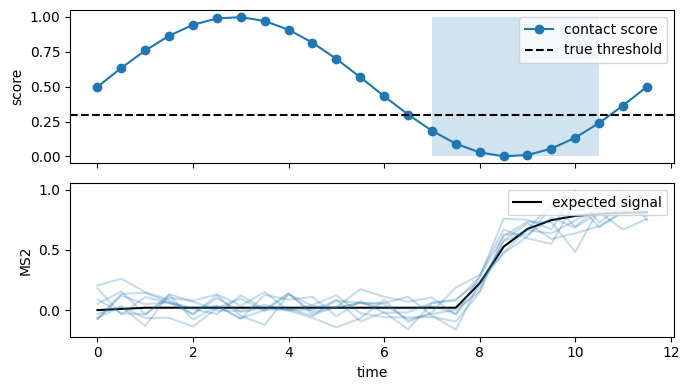
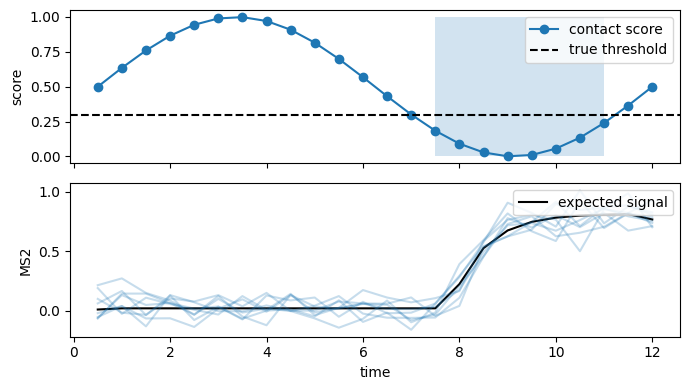
Unified diff of the notebook cell whose output changed from the first chart to the second:
--- before
+++ after
@@ -4,5 +4,6 @@
 dt = np.float32(0.5)
 time_grid = np.arange(n_observations + 1, dtype=np.float32) * dt
-sampling_times = time_grid[:-1]
+observation_times = time_grid[1:]
+loading_times = time_grid[:-1]
 contact_score = (
     0.5 + 0.5 * np.sin(np.linspace(0.0, 2.0 * np.pi, n_observations, dtype=np.float32))
@@ -18,6 +19,6 @@
 )
 clean_signal = expected_ms2_signal(
-    sampling_times=sampling_times,
-    loading_times=sampling_times,
+    sampling_times=observation_times,
+    loading_times=loading_times,
     loading_probability=loading_probability,
     kernel=kernel,
@@ -37,12 +38,12 @@
 
 fig, axes = plt.subplots(2, 1, figsize=(7, 4), sharex=True)
-axes[0].plot(sampling_times, contact_score, marker="o", label="contact score")
+axes[0].plot(observation_times, contact_score, marker="o", label="contact score")
 axes[0].axhline(true_threshold, color="black", linestyle="--", label="true threshold")
-axes[0].fill_between(sampling_times, 0.0, 1.0, where=contact_probability > 0, alpha=0.2)
+axes[0].fill_between(observation_times, 0.0, 1.0, where=contact_probability > 0, alpha=0.2)
 axes[0].set_ylabel("score")
 axes[0].legend(loc="upper right")
 
-axes[1].plot(sampling_times, clean_signal, color="black", label="expected signal")
-axes[1].plot(sampling_times, observed.T, color="tab:blue", alpha=0.25)
+axes[1].plot(observation_times, clean_signal, color="black", label="expected signal")
+axes[1].plot(observation_times, observed.T, color="tab:blue", alpha=0.25)
 axes[1].set_xlabel("time")
 axes[1].set_ylabel("MS2")

Commit: Add synthetic contact recovery test